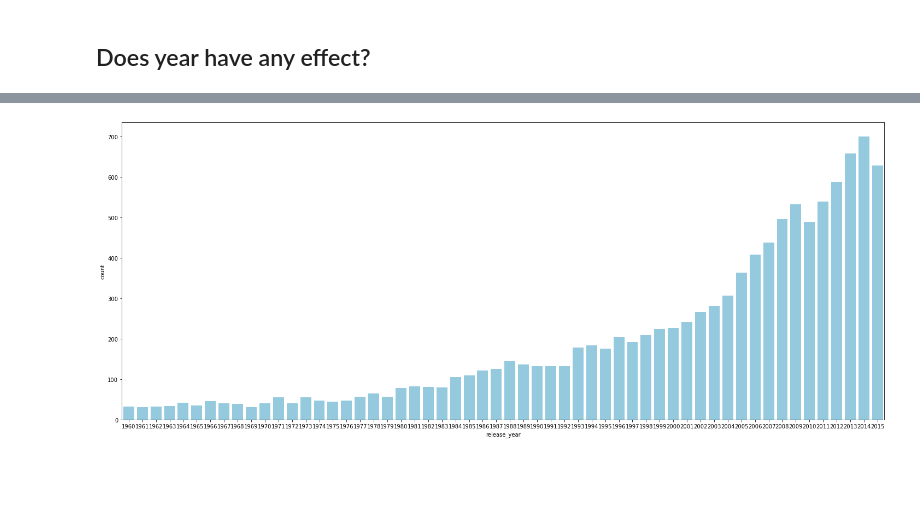
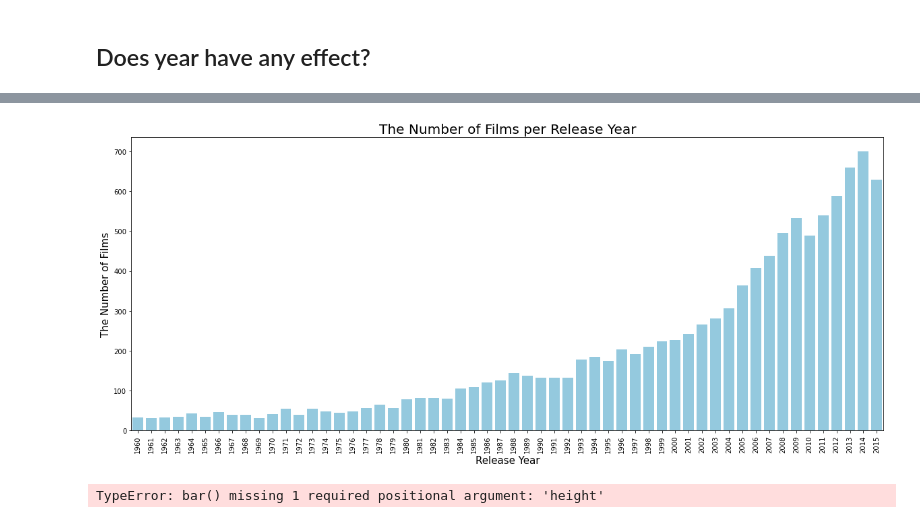
Before and after one commit to KaoriMI/Project_Investigate_a_Dataset, a Jupyter notebook: Draft_report.ipynb, the cells around one changed output, grey strips where cells are left out. Cells and saved outputs as stored; diff of their text form; code cells hidden in the pictures; blank space fills up the shorter version.

```diff
--- a/Draft_report.ipynb
+++ b/Draft_report.ipynb
@@ -155,5 +150,13 @@ df.groupby('release_year').count().original_title.title = 'The number of the fil
-# %%
-plt.figure(figsize=(25,10))
-sns.countplot(data = df, x = 'release_year', color = 'skyblue');
-# %% [output]
-[figure, removed]
+# %%
+fig, ax = plt.subplots(figsize=(20,8))
+ax = sns.countplot(data = df, x = 'release_year', color = 'skyblue')
+ax.set_xlabel('Release Year', fontsize = 15)
+ax.set_ylabel('The Number of Films', fontsize = 15)
+ax.set_title('The Number of Films per Release Year', fontsize = 20)
+ax.set_xticklabels(ax.get_xticklabels(), rotation = 90);
+# %% [output]
+[figure, added]
+# %%
+plt.bar(df.groupby('release_year').count().original_title)
+# %% [output]
+TypeError: bar() missing 1 required positional argument: 'height'
```
Also changed, not shown: parts of 1 cell of this notebook.
